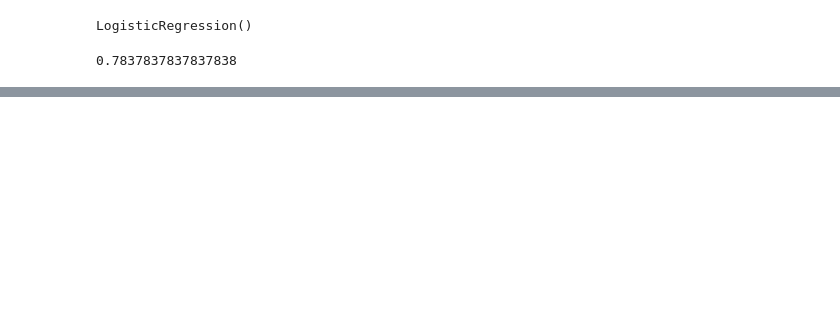
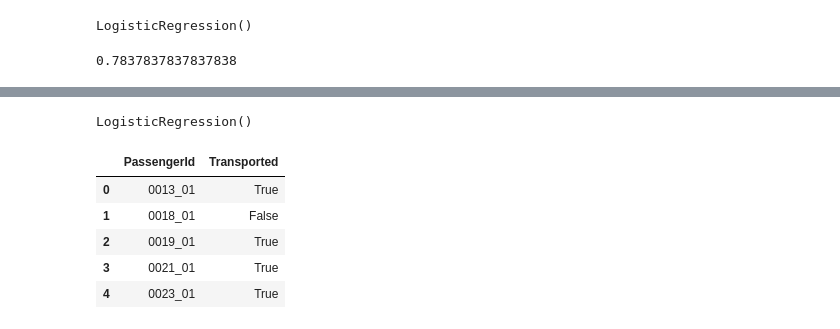
Before and after one commit to thomaschiari/Spaceship-Titanic-Kaggle-Competition, a Jupyter notebook: Spaceship-Titanic-LogReg.ipynb, the cells around one changed output, grey strips where cells are left out. Cells and saved outputs as stored; diff of their text form; code cells hidden in the pictures; blank space fills up the shorter version.

Commit message:
submission2.csv Melhor :)

```diff
--- a/Spaceship-Titanic-LogReg.ipynb
+++ b/Spaceship-Titanic-LogReg.ipynb
@@ -217,0 +250,24 @@ accuracy_score(y_test_, y_pred_)
+# %%
+model = LogisticRegression()
+model.fit(X_new_, y)
+# %% [output]
+LogisticRegression()
+# %%
+test_new = test_[X_new.columns]
+test_new = scaler.transform(test_new)
+# %%
+prediction = model.predict(test_new)
+# %%
+submission = pd.DataFrame({
+    'PassengerId': test.PassengerId,
+    'Transported': prediction
+})
+# %%
+submission.head()
+# %% [output]
+|  | PassengerId | Transported |
+| 0 | 0013_01 | True |
+| 1 | 0018_01 | False |
+| 2 | 0019_01 | True |
+| 3 | 0021_01 | True |
+| 4 | 0023_01 | True |
```
Also changed, not shown: parts of 8 cells of this notebook, 2 other files.
